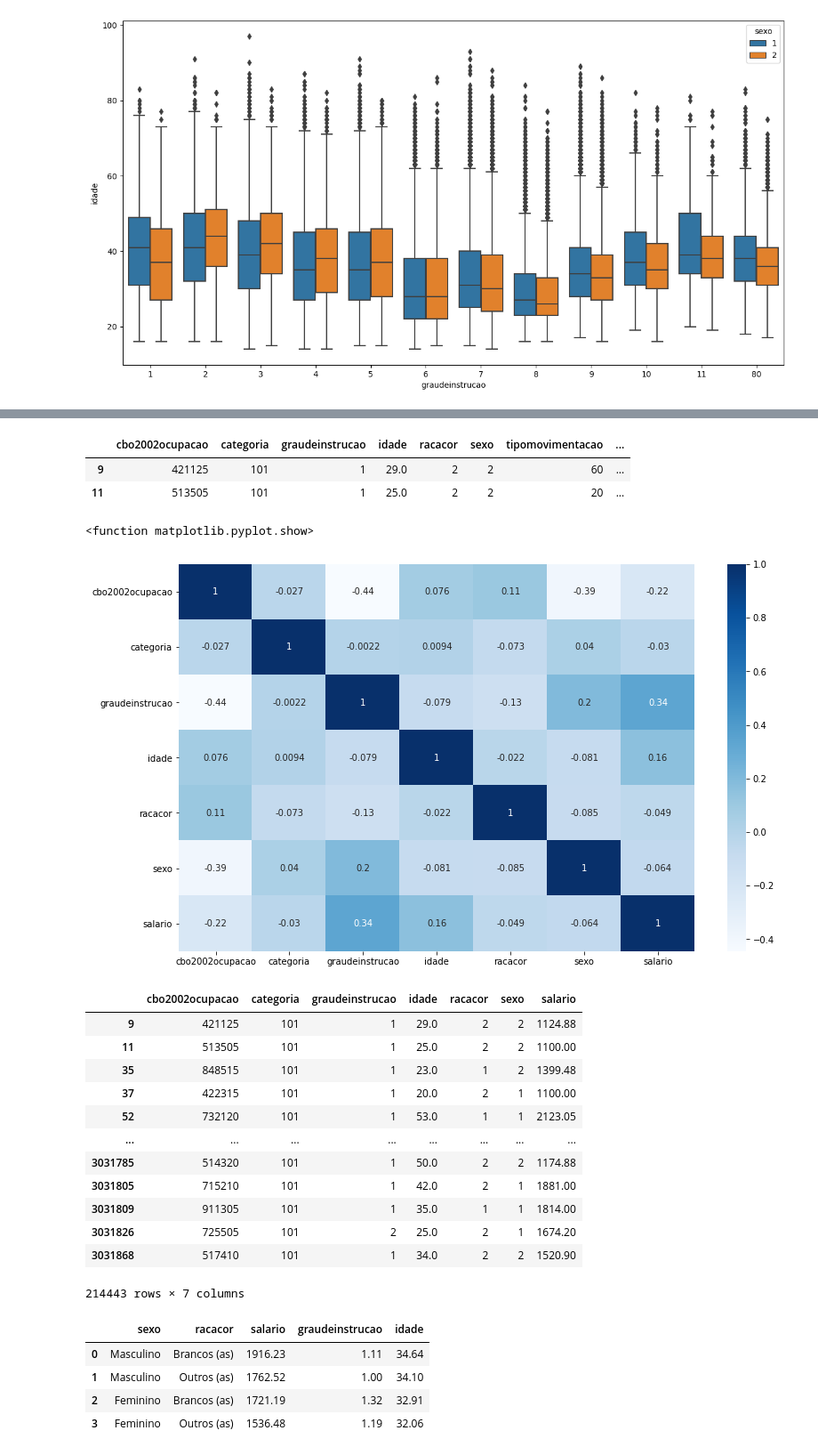
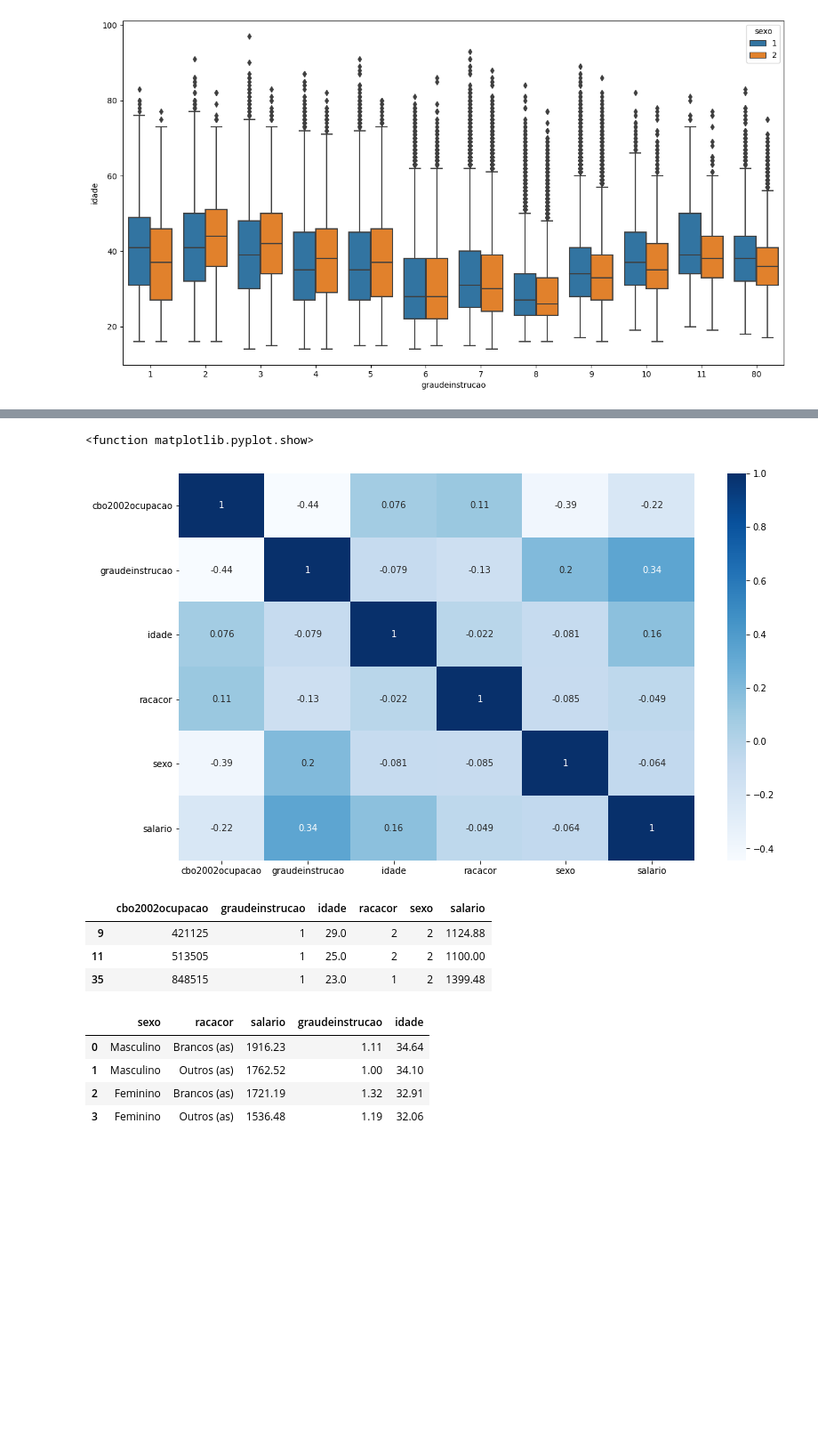
Before and after one commit to joaopas1987/CAGED, a Jupyter notebook: Dados_Caged_MBA_Inteligencia_Mercado.ipynb, the cells around one changed output, grey strips where cells are left out. Shown at 89% size. Cells and saved outputs as stored; diff of their text form; code cells hidden in the pictures; blank space fills up the shorter version.

```diff
--- a/Dados_Caged_MBA_Inteligencia_Mercado.ipynb
+++ b/Dados_Caged_MBA_Inteligencia_Mercado.ipynb
@@ -234,7 +218,7 @@ plt.show()
 #df2 = df[(df['municipio'] ==310670)] # Número da Cidade de Betim - Layout Caged
 df2 = df[(df['uf'] ==31)] # Número do Estado de Minas Gerais - Layout Caged
 #df2['salario'] = ( df2['salario'] - df2['salario'].min() ) / ( df2['salario'].max() - df2['salario'].min() )
-df2 = df2.drop(columns=['regiao', 'uf', 'municipio','tipomovimentacao','tipodedeficiencia'])
+df2 = df2.drop(columns=['regiao', 'uf', 'municipio','tipomovimentacao','tipodedeficiencia','categoria'])
 # %%
 df2.shape
 # %% [output]
@@ -283,32 +249,17 @@ memory usage: 16.4+ MB
-# %%
-df2.head(2)
-# %% [output]
-|  | cbo2002ocupacao | categoria | graudeinstrucao | idade | racacor | sexo | tipomovimentacao | ... |
-| 9 | 421125 | 101 | 1 | 29.0 | 2 | 2 | 60 | ... |
-| 11 | 513505 | 101 | 1 | 25.0 | 2 | 2 | 20 | ... |
 # %%
 plt.figure(figsize=(13,8))
 sns.heatmap(df2.corr(),cmap='Blues', annot=True)
 plt.show
 # %% [output]
 <function matplotlib.pyplot.show>
-[figure, old version]
+[figure, new version]
 # %%
-df2
+df2.head(3)
 # %% [output]
-|  | cbo2002ocupacao | categoria | graudeinstrucao | idade | racacor | sexo | salario |
-| 9 | 421125 | 101 | 1 | 29.0 | 2 | 2 | 1124.88 |
-| 11 | 513505 | 101 | 1 | 25.0 | 2 | 2 | 1100.00 |
-| 35 | 848515 | 101 | 1 | 23.0 | 1 | 2 | 1399.48 |
-| 37 | 422315 | 101 | 1 | 20.0 | 2 | 1 | 1100.00 |
-| 52 | 732120 | 101 | 1 | 53.0 | 1 | 1 | 2123.05 |
-| ... | ... | ... | ... | ... | ... | ... | ... |
-| 3031785 | 514320 | 101 | 1 | 50.0 | 2 | 2 | 1174.88 |
-| 3031805 | 715210 | 101 | 1 | 42.0 | 2 | 1 | 1881.00 |
-| 3031809 | 911305 | 101 | 1 | 35.0 | 1 | 1 | 1814.00 |
-| 3031826 | 725505 | 101 | 2 | 25.0 | 2 | 1 | 1674.20 |
-| 3031868 | 517410 | 101 | 1 | 34.0 | 2 | 2 | 1520.90 |
+|  | cbo2002ocupacao | graudeinstrucao | idade | racacor | sexo | salario |
+| 9 | 421125 | 1 | 29.0 | 2 | 2 | 1124.88 |
+| 11 | 513505 | 1 | 25.0 | 2 | 2 | 1100.00 |
+| 35 | 848515 | 1 | 23.0 | 1 | 2 | 1399.48 |
-214443 rows × 7 columns
 # %%
 relacao = df2
 
```
Also changed, not shown: parts of 32 cells of this notebook.
